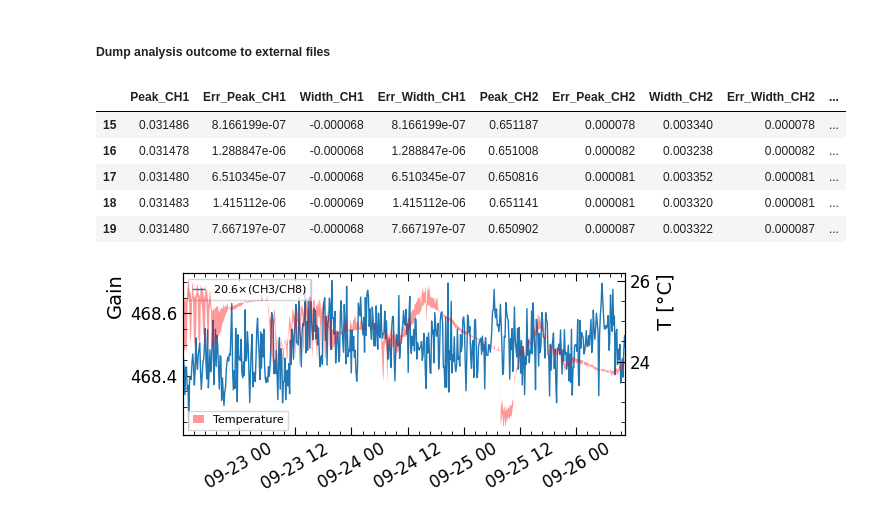
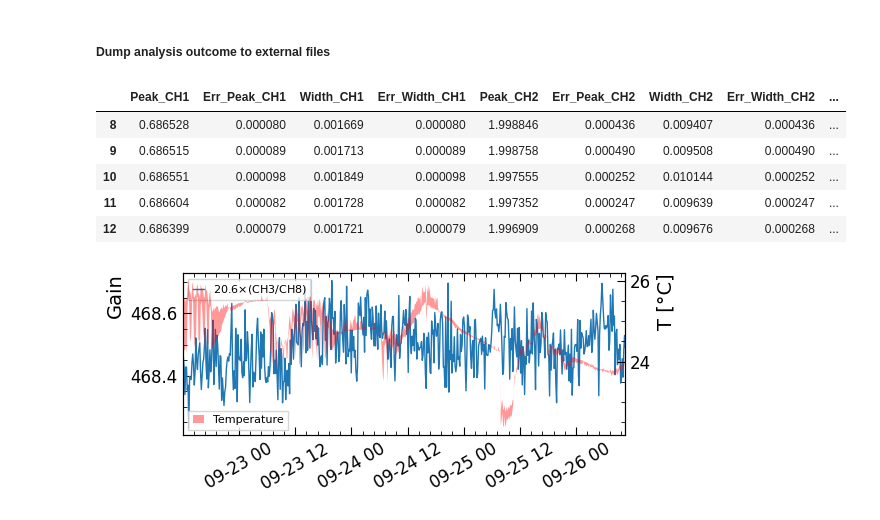
Before and after one commit to rtriozzi/pmana, a Jupyter notebook: notebooks/pmana_testdata.ipynb, the cells around one changed output. Cells and saved outputs as stored; diff of their text form; code cells hidden in the pictures.

```diff
--- a/notebooks/pmana_testdata.ipynb
+++ b/notebooks/pmana_testdata.ipynb
@@ -90,7 +90,7 @@ Output = pandas.DataFrame(Output)
 Output.columns = ["Peak_CH1", "Err_Peak_CH1", "Width_CH1", "Err_Width_CH1",
                   "Peak_CH2", "Err_Peak_CH2", "Width_CH2", "Err_Width_CH2",
                   "Peak_CH3", "Err_Peak_CH3", "Width_CH3", "Err_Width_CH3",
-                  "Peak_CH4", "Err_Peak_CH4", "Width_CH4", "Err_Width_CH4",
+                #   "Peak_CH4", "Err_Peak_CH4", "Width_CH4", "Err_Width_CH4",
                 #   "Peak_CH5", "Err_Peak_CH5", "Width_CH5", "Err_Width_CH5",
                 #   "Peak_CH6", "Err_Peak_CH6", "Width_CH6", "Err_Width_CH6",
                 #   "Peak_CH7", "Err_Peak_CH7", "Width_CH7", "Err_Width_CH7",
@@ -119,4 +119,6 @@ Output = Output[Output.Peak_CH3 > 0]
 # not always needed
 Vars = Output.columns[:-2]
 Output[Vars] = Output[Vars].astype(float)
+# %%
+Output = Output[Output.Date > datetime.datetime(2025, 11, 24, 12)]
 # %%
@@ -238,12 +235,12 @@ fig.savefig(f"../plots/{TIME_RANGE}.png", dpi=300, bbox_inches='tight')
 # Output['Err_Gain'] = Output['Gain'] * Output['Peak_CH4']
 
 # dump it to file
-VarsToDump = ['Peak_CH1', 'Peak_CH2', 'Peak_CH3', 'Peak_CH4']
+VarsToDump = ['Peak_CH1', 'Peak_CH2', 'Peak_CH3']
 Output[VarsToDump].to_csv(
    f'../out/{TIME_RANGE}_Gain.txt',
    index = False,
    sep = ',',
-   header = ['CH1', 'CH2', 'CH3', 'CH4']
+   header = ['CH1', 'CH2', 'CH3']
 )
 
 # dump single channels to file
@@ -268,50 +265,50 @@ Output[['Peak_CH3']].to_csv(
    sep = ' ',
    header = ['CH3']
 )
-Output[['Peak_CH4']].to_csv(
-   f'../out/{TIME_RANGE}_CH4.txt',
-   index = False,
-   decimal = ',',
-   sep = ' ',
-   header = ['CH4']
-)
+# Output[['Peak_CH4']].to_csv(
+#    f'../out/{TIME_RANGE}_CH4.txt',
+#    index = False,
+#    decimal = ',',
+#    sep = ' ',
+#    header = ['CH4']
+# )
 # Output[['Peak_CH5']].to_csv(
 #    f'../out/{TIME_RANGE}_CH5.txt',
 #    index = False,
 #    decimal = ',',
 #    sep = ' ',
 #    header = ['CH5']
 # )
 # Output[['Peak_CH6']].to_csv(
 #    f'../out/{TIME_RANGE}_CH6.txt',
 #    index = False,
 #    decimal = ',',
 #    sep = ' ',
 #    header = ['CH6']
 # )
 # Output[['Peak_CH7']].to_csv(
 #    f'../out/{TIME_RANGE}_CH7.txt',
 #    index = False,
 #    decimal = ',',
 #    sep = ' ',
 #    header = ['CH7']
 # )
 # Output[['Peak_CH8']].to_csv(
 #    f'../out/{TIME_RANGE}_CH8.txt',
 #    index = False,
 #    decimal = ',',
 #    sep = ' ',
 #    header = ['CH8']
 # )
 
 Output.head()
 # %% [output]
 |  | Peak_CH1 | Err_Peak_CH1 | Width_CH1 | Err_Width_CH1 | Peak_CH2 | Err_Peak_CH2 | Width_CH2 | Err_Width_CH2 | ... |
-| 15 | 0.031486 | 8.166199e-07 | -0.000068 | 8.166199e-07 | 0.651187 | 0.000078 | 0.003340 | 0.000078 | ... |
-| 16 | 0.031478 | 1.288847e-06 | -0.000068 | 1.288847e-06 | 0.651008 | 0.000082 | 0.003238 | 0.000082 | ... |
-| 17 | 0.031480 | 6.510345e-07 | -0.000068 | 6.510345e-07 | 0.650816 | 0.000081 | 0.003352 | 0.000081 | ... |
-| 18 | 0.031483 | 1.415112e-06 | -0.000069 | 1.415112e-06 | 0.651141 | 0.000081 | 0.003320 | 0.000081 | ... |
-| 19 | 0.031480 | 7.667197e-07 | -0.000068 | 7.667197e-07 | 0.650902 | 0.000087 | 0.003322 | 0.000087 | ... |
+| 8 | 0.686528 | 0.000080 | 0.001669 | 0.000080 | 1.998846 | 0.000436 | 0.009407 | 0.000436 | ... |
+| 9 | 0.686515 | 0.000089 | 0.001713 | 0.000089 | 1.998758 | 0.000490 | 0.009508 | 0.000490 | ... |
+| 10 | 0.686551 | 0.000098 | 0.001849 | 0.000098 | 1.997555 | 0.000252 | 0.010144 | 0.000252 | ... |
+| 11 | 0.686604 | 0.000082 | 0.001728 | 0.000082 | 1.997352 | 0.000247 | 0.009639 | 0.000247 | ... |
+| 12 | 0.686399 | 0.000079 | 0.001721 | 0.000079 | 1.996909 | 0.000268 | 0.009676 | 0.000268 | ... |
 # %%
 fig, ax = plt.subplots(figsize=(6, 2.5), nrows=1, layout='tight')
 
```
Also changed, not shown: parts of 4 cells of this notebook, 1 other file.
